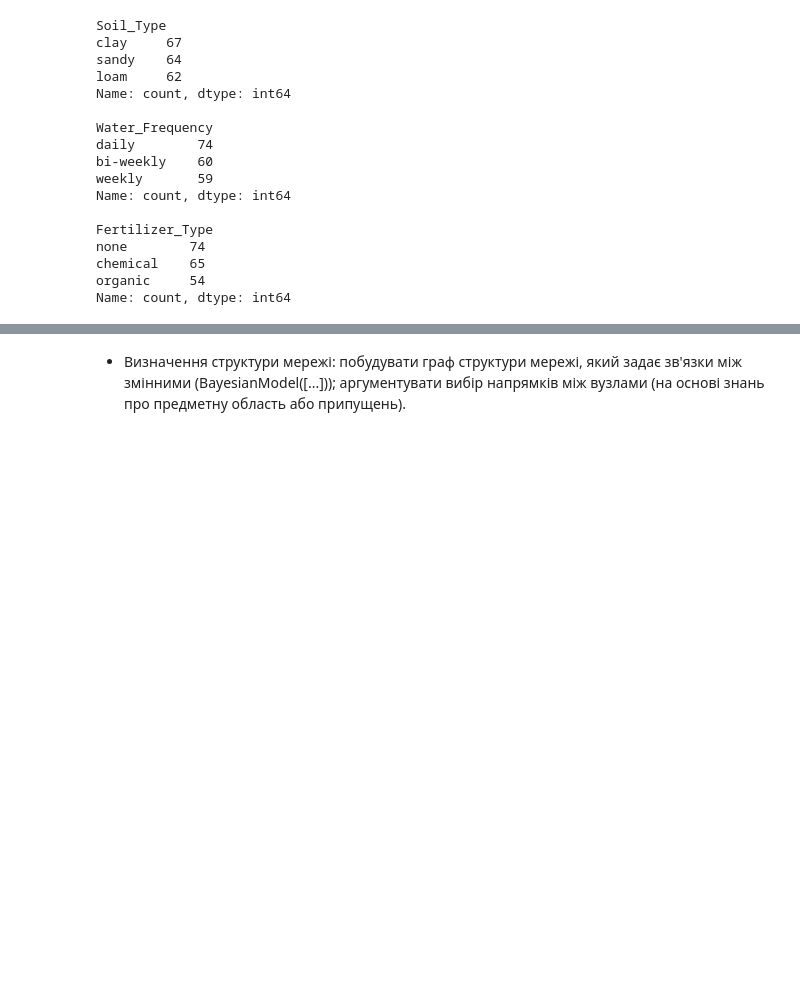
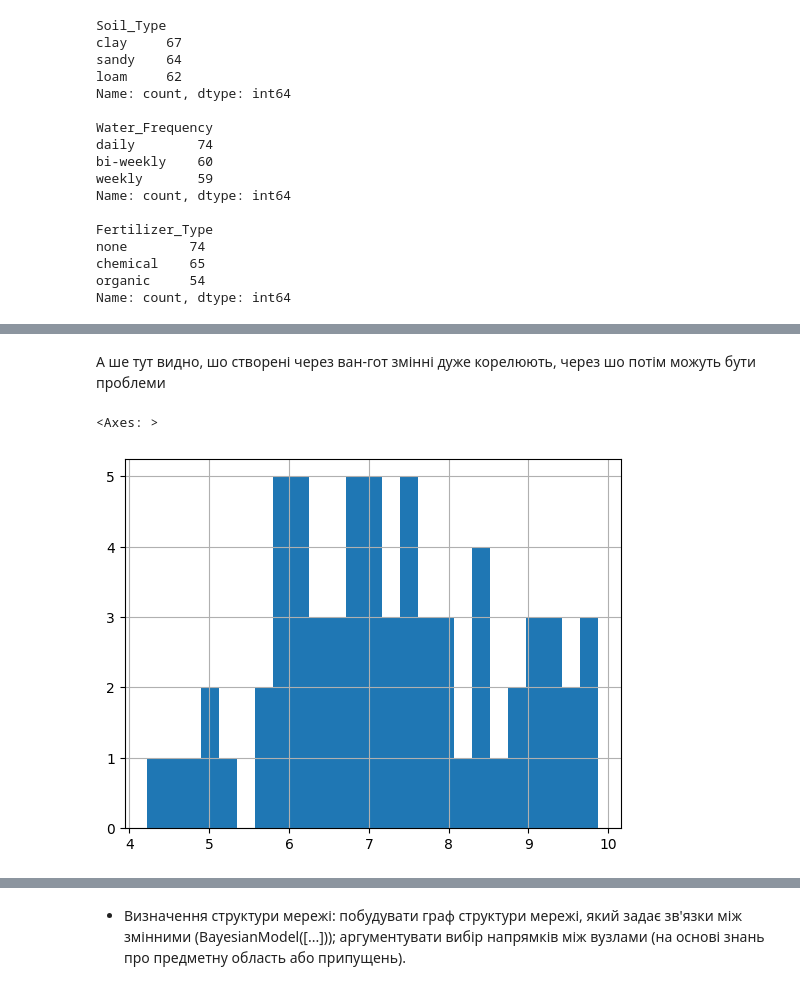
Before and after one commit to vwicky/modeling-labs, a Jupyter notebook: lab-6/lab_6.ipynb, the cells around one changed output, grey strips where cells are left out. Drawn from its saved outputs; the diff is of its cells as text; code cells hidden in the pictures; blank space fills up the shorter version.

```diff
--- a/lab-6/lab_6.ipynb
+++ b/lab-6/lab_6.ipynb
@@ -68,0 +156,8 @@ Name: count, dtype: int64
+# %% [markdown]
+А ше тут видно, шо створені через ван-гот змінні дуже корелюють, через шо потім можуть бути проблеми
+# %%
+# поглянем на розподіл сонечка для змінної з якою вона найбільше корелює
+ds[ds["Soil_Type"] == "clay"]["Sunlight_Hours"].hist(bins=25)
+# %% [output]
+<Axes: >
+[figure, added]
```
Also changed, not shown: parts of 57 cells of this notebook, 6 other files.
